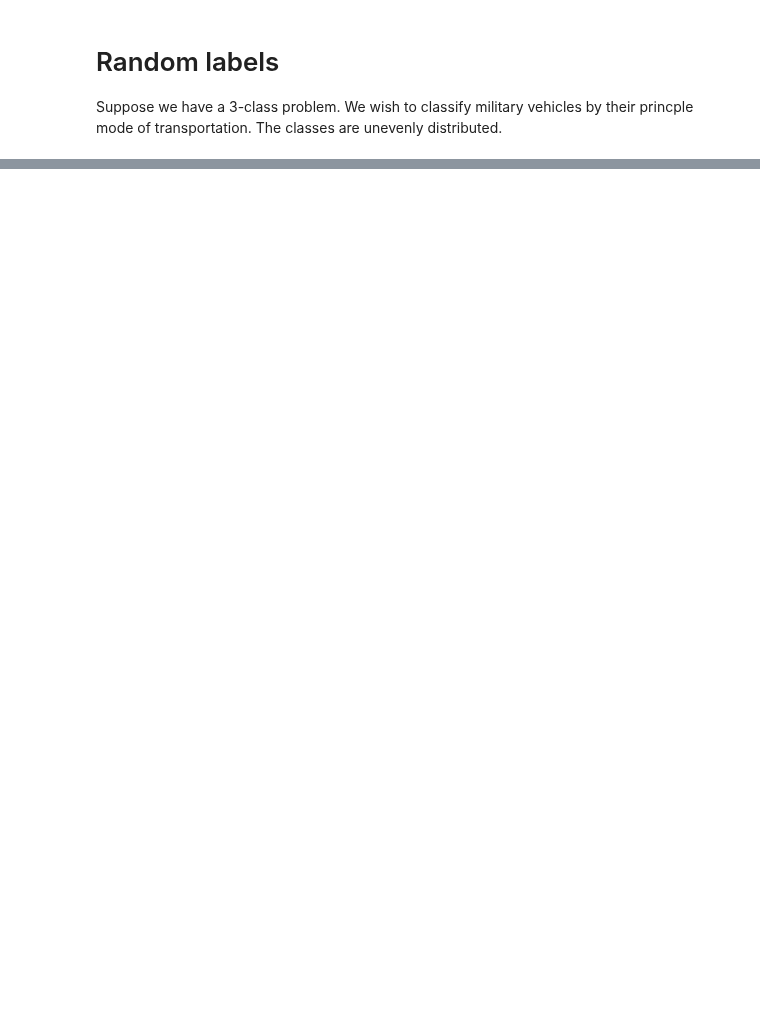
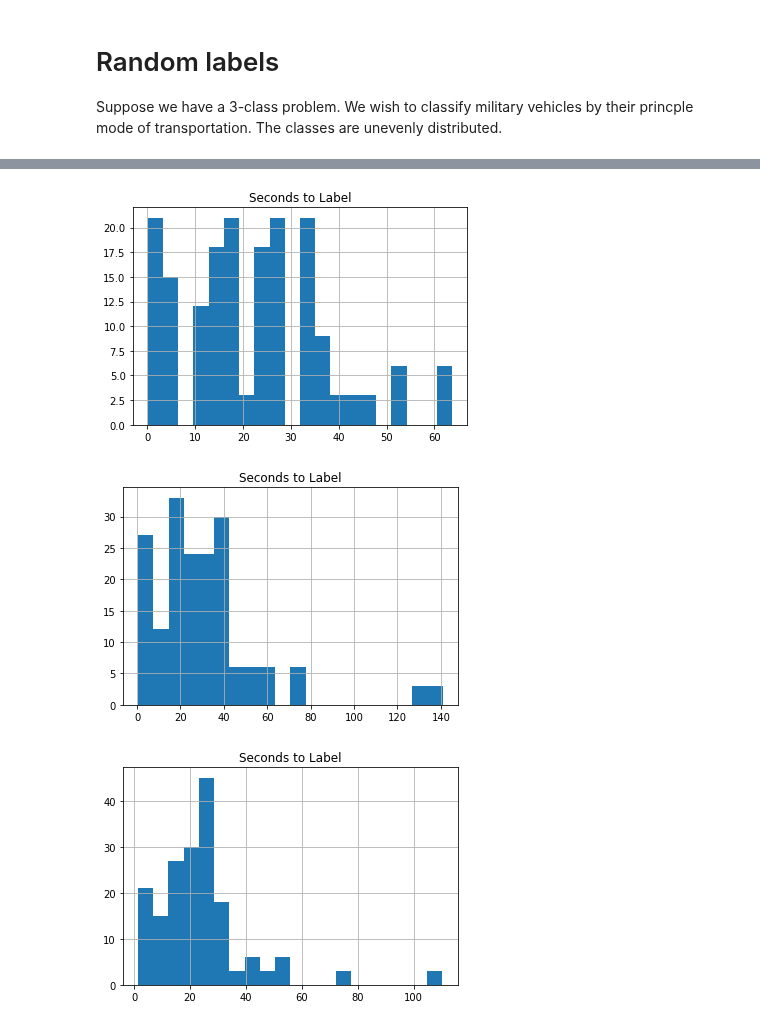
Before and after one commit to quiltdata/examples, a Jupyter notebook: visualizing-data-quality/QuiltAltairHistogram.ipynb, the cells around one changed output, grey strips where cells are left out. Cells and saved outputs as stored; diff of their text form; code cells hidden in the pictures; blank space fills up the shorter version.

```diff
--- a/visualizing-data-quality/QuiltAltairHistogram.ipynb
+++ b/visualizing-data-quality/QuiltAltairHistogram.ipynb
@@ -122,0 +286,8 @@ QuiltAltairHistogram.ipynb  justmadeit.json
+# %%
+for l in labelers:
+    mydf = label_df.query(f"`Created By` == '{l}'")
+    mydf.hist(bins=20)
+# %% [output]
+[figure, added]
+[figure, added]
+[figure, added]
```
Also changed, not shown: parts of 25 cells of this notebook, 7 other files.
